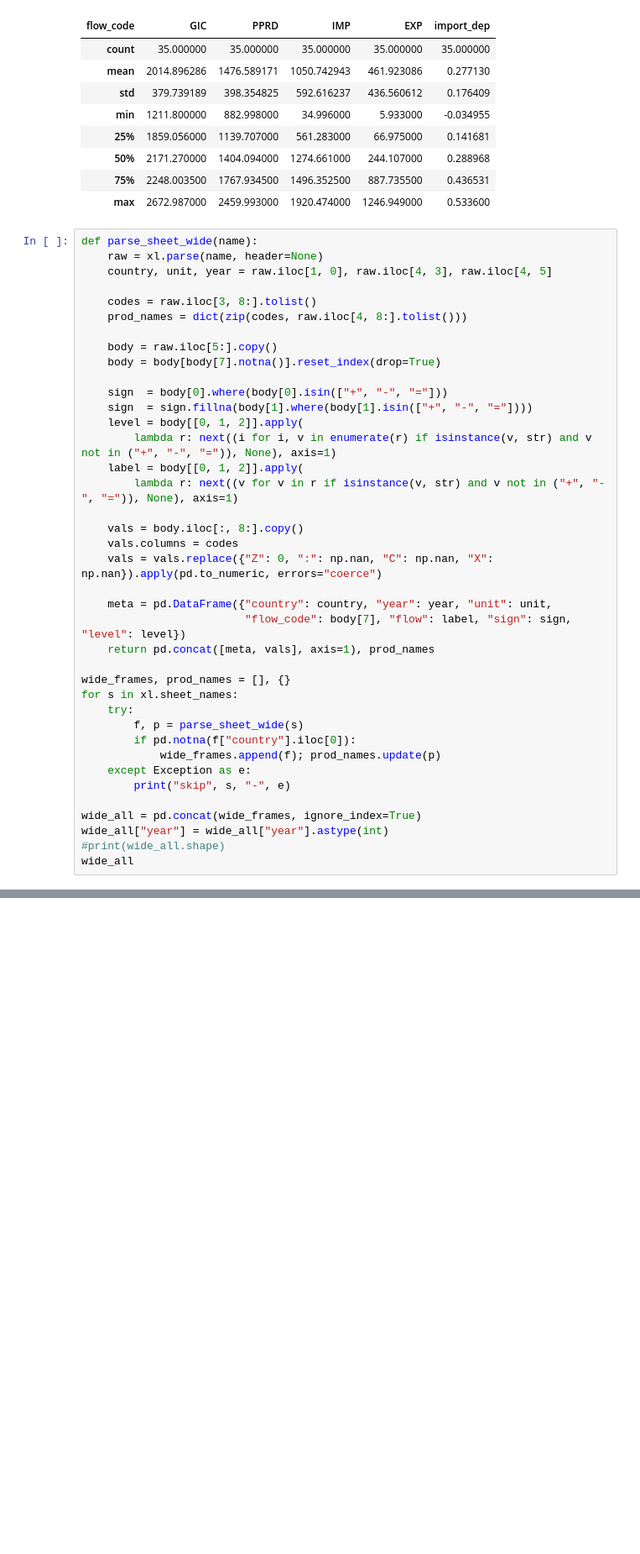
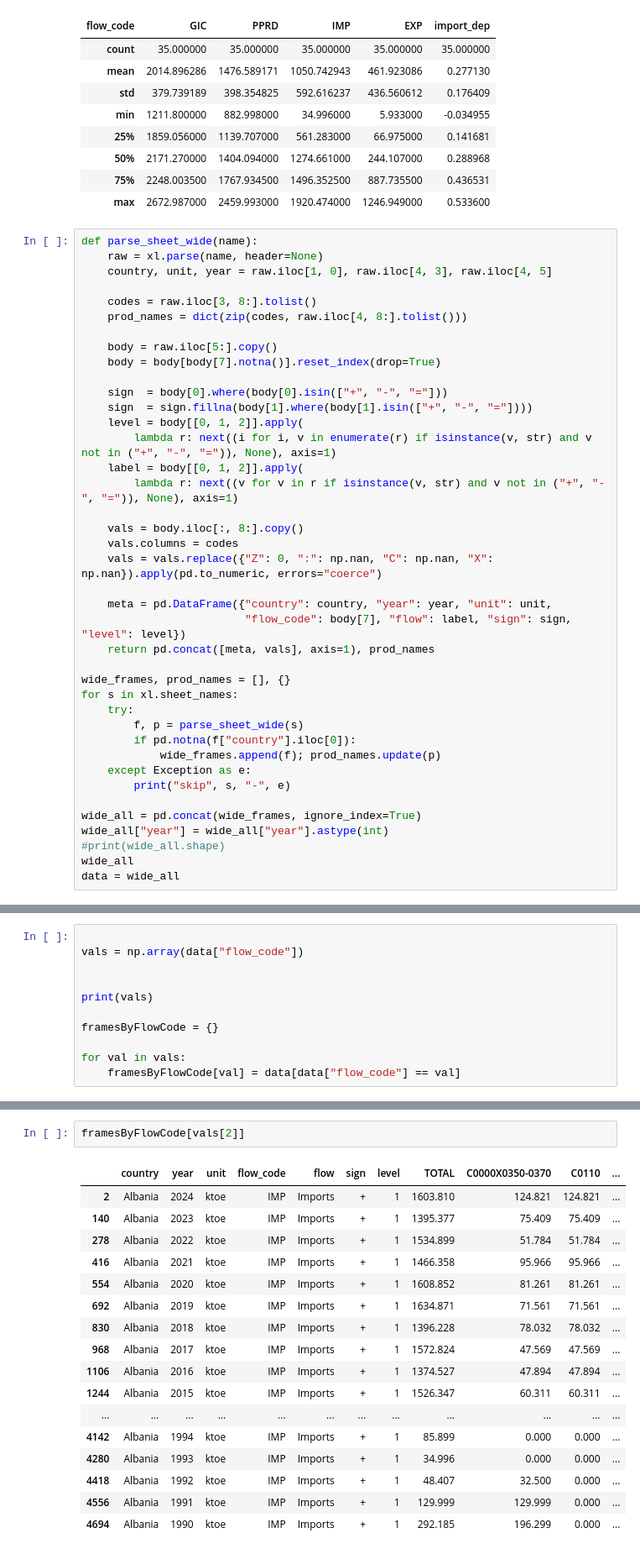
Before and after one commit to Kuzemano/Energy-Balances, a Jupyter notebook: main.ipynb, the cells around one changed output, grey strips where cells are left out. Shown at 84% size. Cells and saved outputs as stored; diff of their text form; blank space fills up the shorter version.

```diff
--- a/main.ipynb
+++ b/main.ipynb
@@ -152,5 +147,6 @@ wide_all = pd.concat(wide_frames, ignore_index=True)
 wide_all["year"] = wide_all["year"].astype(int)
 #print(wide_all.shape)
 wide_all
+data = wide_all
 # %% [output]
 skip Cover - index 5 is out of bounds for axis 0 with size 4
@@ -183,0 +210,11 @@ print(hdr.index.tolist()[:50])
+# %%
+
+vals = np.array(data["flow_code"])
+
+
+print(vals)
+
+framesByFlowCode = {}
+
+for val in vals:
+    framesByFlowCode[val] = data[data["flow_code"] == val]
@@ -183,0 +243,20 @@ print(hdr.index.tolist()[:50])
+# %%
+framesByFlowCode[vals[2]]
+# %% [output]
+|  | country | year | unit | flow_code | flow | sign | level | TOTAL | C0000X0350-0370 | C0110 | ... |
+| 2 | Albania | 2024 | ktoe | IMP | Imports | + | 1 | 1603.810 | 124.821 | 124.821 | ... |
+| 140 | Albania | 2023 | ktoe | IMP | Imports | + | 1 | 1395.377 | 75.409 | 75.409 | ... |
+| 278 | Albania | 2022 | ktoe | IMP | Imports | + | 1 | 1534.899 | 51.784 | 51.784 | ... |
+| 416 | Albania | 2021 | ktoe | IMP | Imports | + | 1 | 1466.358 | 95.966 | 95.966 | ... |
+| 554 | Albania | 2020 | ktoe | IMP | Imports | + | 1 | 1608.852 | 81.261 | 81.261 | ... |
+| 692 | Albania | 2019 | ktoe | IMP | Imports | + | 1 | 1634.871 | 71.561 | 71.561 | ... |
+| 830 | Albania | 2018 | ktoe | IMP | Imports | + | 1 | 1396.228 | 78.032 | 78.032 | ... |
+| 968 | Albania | 2017 | ktoe | IMP | Imports | + | 1 | 1572.824 | 47.569 | 47.569 | ... |
+| 1106 | Albania | 2016 | ktoe | IMP | Imports | + | 1 | 1374.527 | 47.894 | 47.894 | ... |
+| 1244 | Albania | 2015 | ktoe | IMP | Imports | + | 1 | 1526.347 | 60.311 | 60.311 | ... |
+| ... | ... | ... | ... | ... | ... | ... | ... | ... | ... | ... | ... |
+| 4142 | Albania | 1994 | ktoe | IMP | Imports | + | 1 | 85.899 | 0.000 | 0.000 | ... |
+| 4280 | Albania | 1993 | ktoe | IMP | Imports | + | 1 | 34.996 | 0.000 | 0.000 | ... |
+| 4418 | Albania | 1992 | ktoe | IMP | Imports | + | 1 | 48.407 | 32.500 | 0.000 | ... |
+| 4556 | Albania | 1991 | ktoe | IMP | Imports | + | 1 | 129.999 | 129.999 | 0.000 | ... |
+| 4694 | Albania | 1990 | ktoe | IMP | Imports | + | 1 | 292.185 | 196.299 | 0.000 | ... |
```
Also changed, not shown: parts of 22 cells of this notebook, 2 other files.
